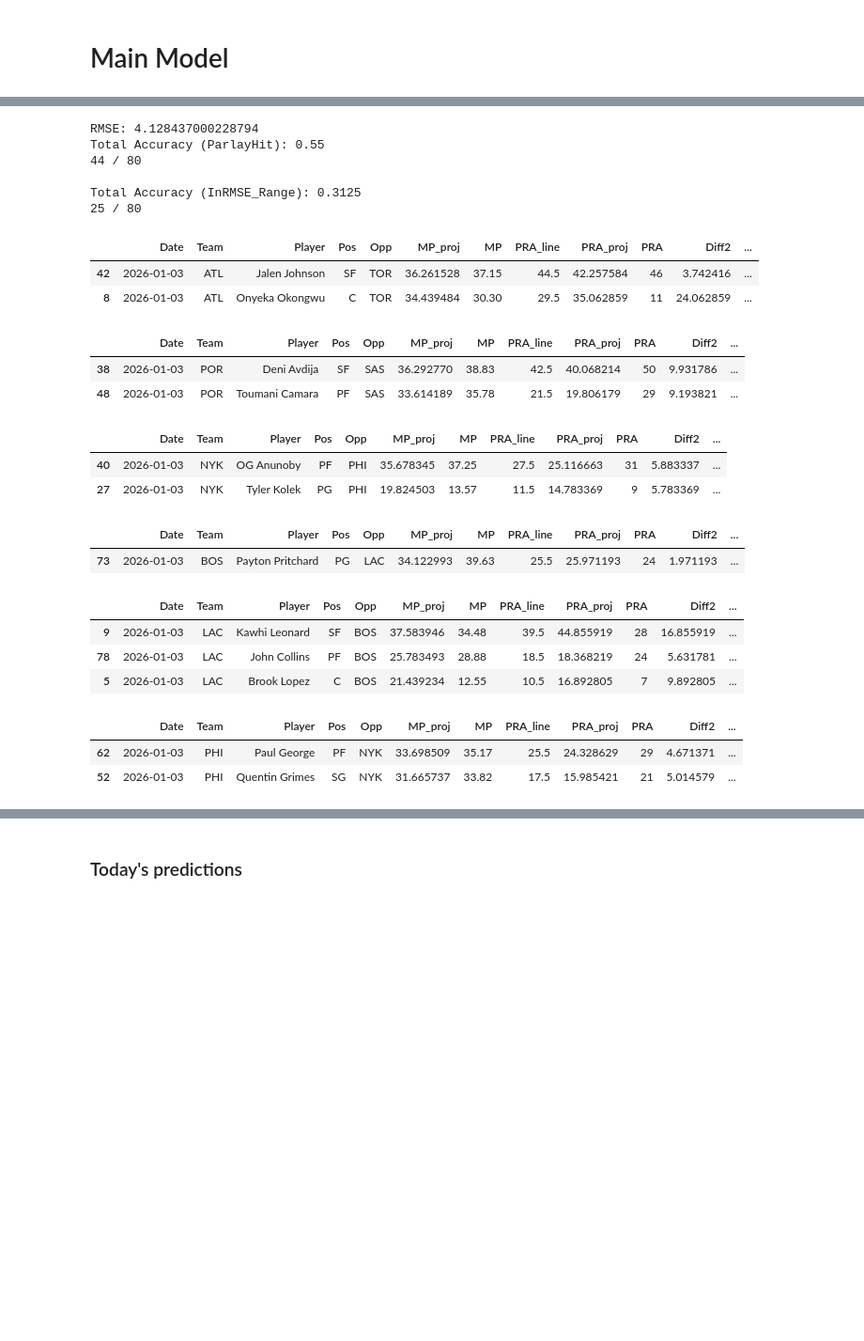
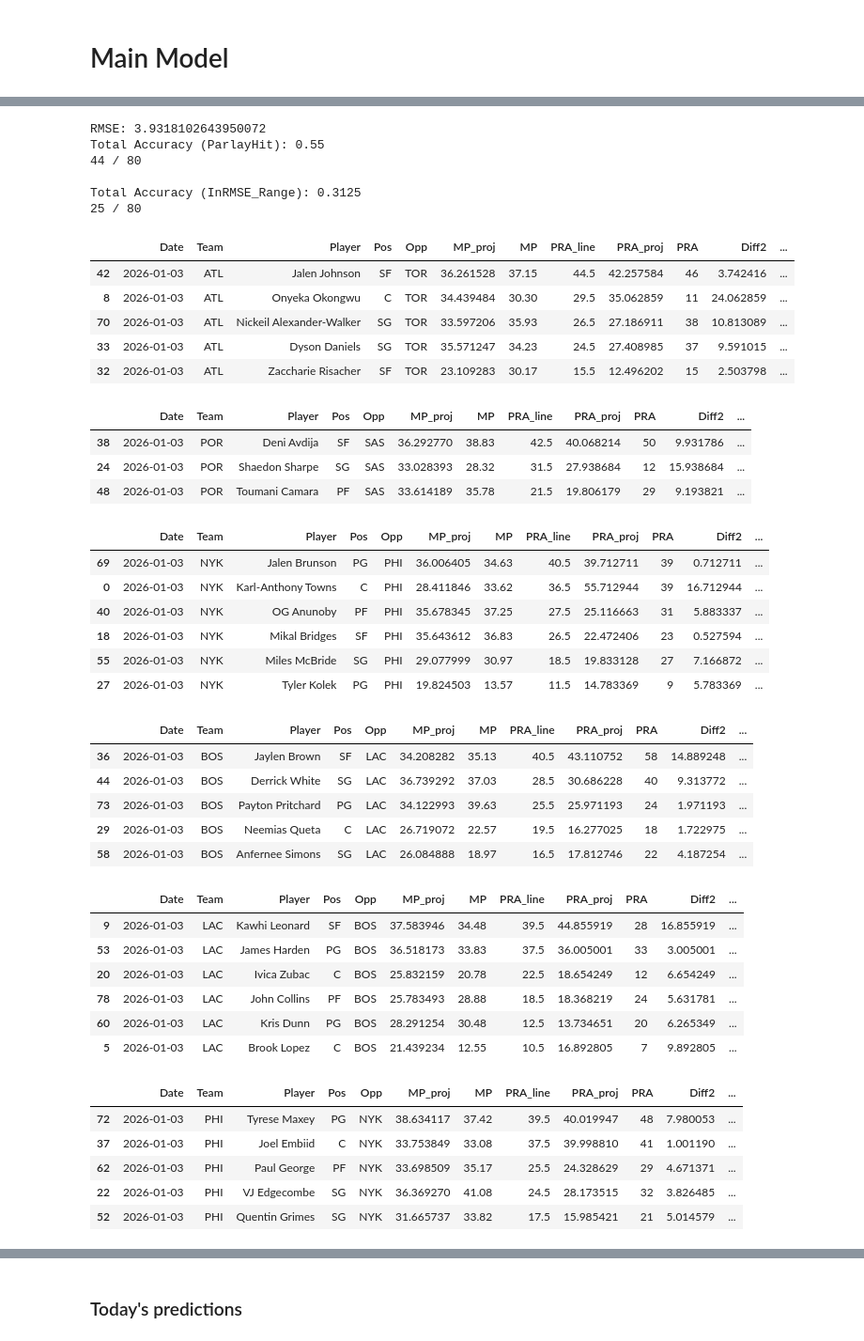
Before and after one commit to Relenes510/fantasy_basketball, a Jupyter notebook: notebooks/create_ML_Regression_model.ipynb, the cells around one changed output, grey strips where cells are left out. Shown at 94% size. Saved outputs shown, nothing was run; the diff lists cells and outputs as text; code cells hidden in the pictures; blank space fills up the shorter version.

Commit message:
Improved Mins Model

```diff
--- a/notebooks/create_ML_Regression_model.ipynb
+++ b/notebooks/create_ML_Regression_model.ipynb
@@ -411,6 +411,7 @@ def setup_df_mins(con, df):
     )
 
     df['blowout'] = np.where(abs(df.Spread >= 15), 1, 0)
+    df['Injury_Ejection'] = (df['MP'] < 5) | (df['MP_drop'] > 20) | ((df.MP_last_10_avg - df.MP) >= 20)
 
     # Location based features
     df["PrevOpp"] = df.groupby("Player")["Opp"].shift(1)
@@ -440,11 +441,11 @@ mins_test_df  = df_mins.iloc[val_end:]
 mins_DFS = (mins_train_df, mins_val_df, mins_test_df)
 
 # mins_model = create_baseline_model(df_mins, "MP", mins_DFS)
-mins_model, mins_preds, y_test_mins, analyze_df_mins = hyperparam_tuning(mins_DFS, "MP", n_iter=10)
+mins_model, mins_preds, y_test_mins, analyze_df_mins = hyperparam_tuning(mins_DFS, "MP", n_iter=25)
 # feature_importance(mins_model)
 
-# mins_model.save_model("../ML_models/mins_model.json")
-# print('Saved minutes model!')
+mins_model.save_model("../ML_models/mins_model.json")
+print('Saved minutes model!')
 # %% [output]
 |  | Date | Team | Team_type | Opp | Player | Pos | B2B | MP | Spread | Total | ... |
 | 0 | 2021-10-19 | 2 | 0 | 16 | 71 | 0 | 0 | 22.98 | -23.0 | 231.0 | ... |
@@ -695,6 +724,9 @@ def setup_df_main(df):
     df['role'] = np.where(df.bench == 1, 2, df.role)
     df['role'] = np.where(df.reserve == 1, 3, df.role)
 
+    # Other features
+    df["DaysLstGm"] = (df.groupby("Player")["Date"].diff().dt.days).fillna(0).astype(int)
+
     for col in categories + ['Season', 'FG', 'FGA', 'FT', 'FTA', 'TPM', 'TPA',
                              'reserve_td', 'reserve', 'bench_td', 'bench', 'starter_td', 'starter'] + tgt_stat_cols:
         if col == tgt_stat:
@@ -717,7 +749,7 @@ main_test_df  = df_main.iloc[val_end:]
 main_DFS = (main_train_df, main_val_df, main_test_df)
 
 # stat_model = create_baseline_model(df_main, tgt_stat, main_DFS)
-stat_model, stat_preds, y_test_stat, analyze_df_stat = hyperparam_tuning(main_DFS, tgt_stat, n_iter=10)
+stat_model, stat_preds, y_test_stat, analyze_df_stat = hyperparam_tuning(main_DFS, tgt_stat, n_iter=1)
 # feature_importance(stat_model)
 
 # stat_model.save_model(f"../ML_models/{tgt_stat}_model.json")
@@ -786,45 +811,63 @@ df_yesterday['Diff2'] = abs(df_yesterday[f'{tgt_stat}_proj'] - df_yesterday[tgt_
 df_yesterday['Act_Res'] = np.where(df_yesterday[tgt_stat] > df_yesterday[f'{tgt_stat}_line'], 'O', 'U')
 df_yesterday['Pred_Res'] = np.where(df_yesterday[f'{tgt_stat}_proj'] > df_yesterday[f'{tgt_stat}_line'], 'O', 'U')
 df_yesterday['ParlayHit'] = np.where(df_yesterday['Act_Res'] == df_yesterday['Pred_Res'], 1, 0)
 df_yesterday['InRMSE_Range'] = np.where(df_yesterday['Diff2'] <= rmse, 1, 0)
 
 print("Total Accuracy (ParlayHit):", ((df_yesterday.ParlayHit == 1).sum() / df_yesterday.shape[0]))
 print((df_yesterday.ParlayHit == 1).sum(), "/", df_yesterday.shape[0])
 
 print("\nTotal Accuracy (InRMSE_Range):", ((df_yesterday.InRMSE_Range == 1).sum() / df_yesterday.shape[0]))
 print((df_yesterday.InRMSE_Range == 1).sum(), "/", df_yesterday.shape[0])
 
 df_yesterday = df_yesterday.drop(['Diff', 'Act_Res', 'Pred_Res'], axis=1).sort_values(f'{tgt_stat}_line', ascending=False)
 
 if df_yesterday.shape[0] >= 50:
     for tm in df_yesterday.Team.unique():
-        display(df_yesterday[(df_yesterday.Team == tm) & (df_yesterday.ParlayHit == 0)])
+        display(df_yesterday[(df_yesterday.Team == tm)]) #  & (df_yesterday.ParlayHit == 1)
 else:
     display(df_yesterday)
 # %% [output]
-RMSE: 4.128437000228794
+RMSE: 3.9318102643950072
 Total Accuracy (ParlayHit): 0.55
 44 / 80
 
 Total Accuracy (InRMSE_Range): 0.3125
 25 / 80
 |  | Date | Team | Player | Pos | Opp | MP_proj | MP | PRA_line | PRA_proj | PRA | Diff2 | ... |
 | 42 | 2026-01-03 | ATL | Jalen Johnson | SF | TOR | 36.261528 | 37.15 | 44.5 | 42.257584 | 46 | 3.742416 | ... |
 | 8 | 2026-01-03 | ATL | Onyeka Okongwu | C | TOR | 34.439484 | 30.30 | 29.5 | 35.062859 | 11 | 24.062859 | ... |
+| 70 | 2026-01-03 | ATL | Nickeil Alexander-Walker | SG | TOR | 33.597206 | 35.93 | 26.5 | 27.186911 | 38 | 10.813089 | ... |
+| 33 | 2026-01-03 | ATL | Dyson Daniels | SG | TOR | 35.571247 | 34.23 | 24.5 | 27.408985 | 37 | 9.591015 | ... |
+| 32 | 2026-01-03 | ATL | Zaccharie Risacher | SF | TOR | 23.109283 | 30.17 | 15.5 | 12.496202 | 15 | 2.503798 | ... |
 |  | Date | Team | Player | Pos | Opp | MP_proj | MP | PRA_line | PRA_proj | PRA | Diff2 | ... |
 | 38 | 2026-01-03 | POR | Deni Avdija | SF | SAS | 36.292770 | 38.83 | 42.5 | 40.068214 | 50 | 9.931786 | ... |
+| 24 | 2026-01-03 | POR | Shaedon Sharpe | SG | SAS | 33.028393 | 28.32 | 31.5 | 27.938684 | 12 | 15.938684 | ... |
 | 48 | 2026-01-03 | POR | Toumani Camara | PF | SAS | 33.614189 | 35.78 | 21.5 | 19.806179 | 29 | 9.193821 | ... |
 |  | Date | Team | Player | Pos | Opp | MP_proj | MP | PRA_line | PRA_proj | PRA | Diff2 | ... |
+| 69 | 2026-01-03 | NYK | Jalen Brunson | PG | PHI | 36.006405 | 34.63 | 40.5 | 39.712711 | 39 | 0.712711 | ... |
+| 0 | 2026-01-03 | NYK | Karl-Anthony Towns | C | PHI | 28.411846 | 33.62 | 36.5 | 55.712944 | 39 | 16.712944 | ... |
 | 40 | 2026-01-03 | NYK | OG Anunoby | PF | PHI | 35.678345 | 37.25 | 27.5 | 25.116663 | 31 | 5.883337 | ... |
+| 18 | 2026-01-03 | NYK | Mikal Bridges | SF | PHI | 35.643612 | 36.83 | 26.5 | 22.472406 | 23 | 0.527594 | ... |
+| 55 | 2026-01-03 | NYK | Miles McBride | SG | PHI | 29.077999 | 30.97 | 18.5 | 19.833128 | 27 | 7.166872 | ... |
 | 27 | 2026-01-03 | NYK | Tyler Kolek | PG | PHI | 19.824503 | 13.57 | 11.5 | 14.783369 | 9 | 5.783369 | ... |
 |  | Date | Team | Player | Pos | Opp | MP_proj | MP | PRA_line | PRA_proj | PRA | Diff2 | ... |
+| 36 | 2026-01-03 | BOS | Jaylen Brown | SF | LAC | 34.208282 | 35.13 | 40.5 | 43.110752 | 58 | 14.889248 | ... |
+| 44 | 2026-01-03 | BOS | Derrick White | SG | LAC | 36.739292 | 37.03 | 28.5 | 30.686228 | 40 | 9.313772 | ... |
 | 73 | 2026-01-03 | BOS | Payton Pritchard | PG | LAC | 34.122993 | 39.63 | 25.5 | 25.971193 | 24 | 1.971193 | ... |
+| 29 | 2026-01-03 | BOS | Neemias Queta | C | LAC | 26.719072 | 22.57 | 19.5 | 16.277025 | 18 | 1.722975 | ... |
+| 58 | 2026-01-03 | BOS | Anfernee Simons | SG | LAC | 26.084888 | 18.97 | 16.5 | 17.812746 | 22 | 4.187254 | ... |
 |  | Date | Team | Player | Pos | Opp | MP_proj | MP | PRA_line | PRA_proj | PRA | Diff2 | ... |
 | 9 | 2026-01-03 | LAC | Kawhi Leonard | SF | BOS | 37.583946 | 34.48 | 39.5 | 44.855919 | 28 | 16.855919 | ... |
+| 53 | 2026-01-03 | LAC | James Harden | PG | BOS | 36.518173 | 33.83 | 37.5 | 36.005001 | 33 | 3.005001 | ... |
+| 20 | 2026-01-03 | LAC | Ivica Zubac | C | BOS | 25.832159 | 20.78 | 22.5 | 18.654249 | 12 | 6.654249 | ... |
 | 78 | 2026-01-03 | LAC | John Collins | PF | BOS | 25.783493 | 28.88 | 18.5 | 18.368219 | 24 | 5.631781 | ... |
+| 60 | 2026-01-03 | LAC | Kris Dunn | PG | BOS | 28.291254 | 30.48 | 12.5 | 13.734651 | 20 | 6.265349 | ... |
 | 5 | 2026-01-03 | LAC | Brook Lopez | C | BOS | 21.439234 | 12.55 | 10.5 | 16.892805 | 7 | 9.892805 | ... |
 |  | Date | Team | Player | Pos | Opp | MP_proj | MP | PRA_line | PRA_proj | PRA | Diff2 | ... |
+| 72 | 2026-01-03 | PHI | Tyrese Maxey | PG | NYK | 38.634117 | 37.42 | 39.5 | 40.019947 | 48 | 7.980053 | ... |
+| 37 | 2026-01-03 | PHI | Joel Embiid | C | NYK | 33.753849 | 33.08 | 37.5 | 39.998810 | 41 | 1.001190 | ... |
 | 62 | 2026-01-03 | PHI | Paul George | PF | NYK | 33.698509 | 35.17 | 25.5 | 24.328629 | 29 | 4.671371 | ... |
+| 22 | 2026-01-03 | PHI | VJ Edgecombe | SG | NYK | 36.369270 | 41.08 | 24.5 | 28.173515 | 32 | 3.826485 | ... |
 | 52 | 2026-01-03 | PHI | Quentin Grimes | SG | NYK | 31.665737 | 33.82 | 17.5 | 15.985421 | 21 | 5.014579 | ... |
 |  | Date | Team | Player | Pos | Opp | MP_proj | MP | PRA_line | PRA_proj | PRA | Diff2 | ... |
 | 30 | 2026-01-03 | MIN | Anthony Edwards | SG | MIA | 36.465897 | 38.28 | 39.5 | 36.284286 | 41 | 4.715714 | ... |
```
Also changed, not shown: parts of 7 cells of this notebook, 2 other files.
